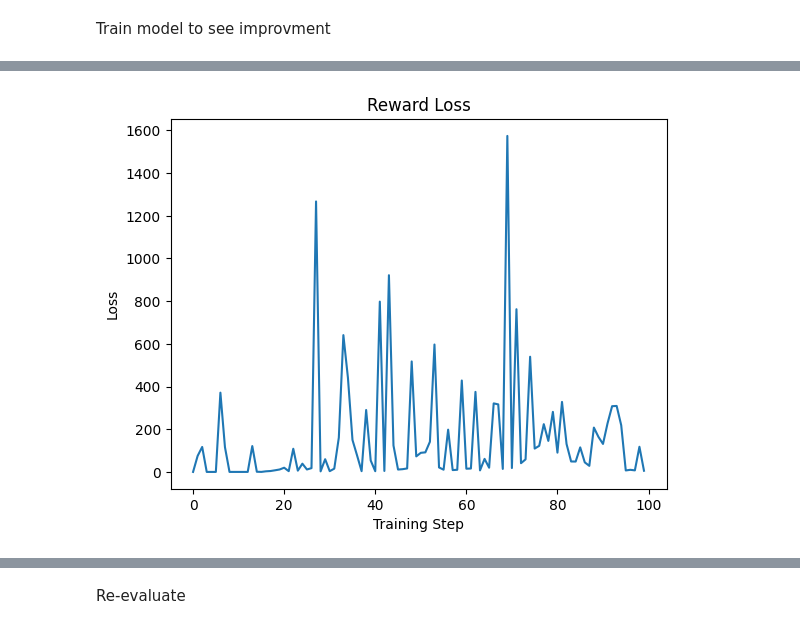
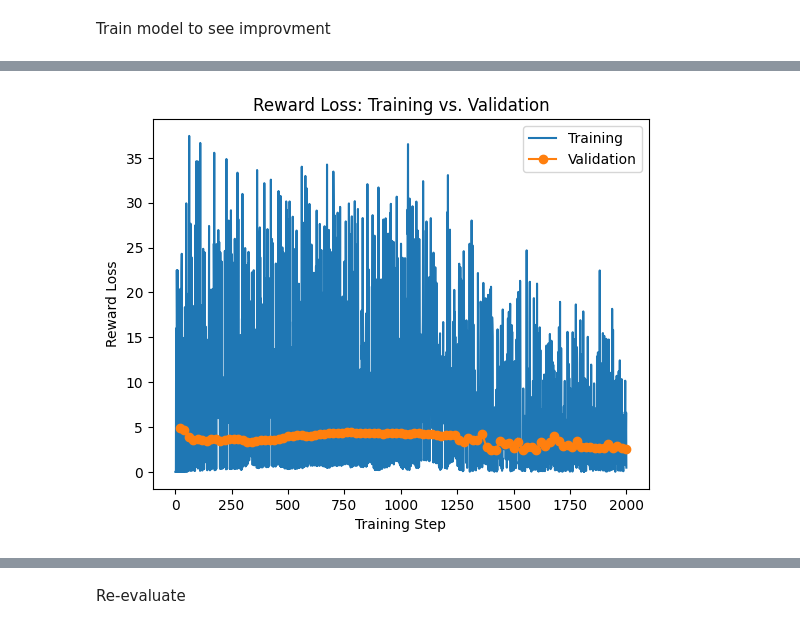
Before and after one commit to Adam-Haile/learning-skynet, a Jupyter notebook: MuZero/Training.ipynb, the cells around one changed output, grey strips where cells are left out. Saved outputs shown, nothing was run; the diff lists cells and outputs as text; code cells hidden in the pictures.

```diff
--- a/MuZero/Training.ipynb
+++ b/MuZero/Training.ipynb
@@ -24,9 +65,13 @@ Average score: 25.6885
 # %% [markdown]
 Train model to see improvment
 # %%
-trained_model, policy_history, value_history, reward_history = train_muzero(
+trained_model, policy_history, value_history, reward_history, validation_history = train_muzero(
     num_iterations=100,
-    games_per_iteration=100,
-    training_steps=20
+    games_per_iteration=20,
+    training_steps=20,
+    num_validation_games=10
 )
+
+evaluation_model = trained_model
+evaluation_model.eval()
 # %% [output]
@@ -50,22 +123,59 @@ Average training loss: 106.27160422801971
 # %%
-# Plot policy loss
-plt.plot(policy_history)
-plt.title("Policy Loss")
+# Validation is measured once per iteration
+validation_steps = [
+    result["step"]
+    for result in validation_history
+]
+
+# Graph policy, value, and reward losses
+for name, training_history in [
+    ("policy", policy_history),
+    ("value", value_history),
+    ("reward", reward_history)
+]:
+
+    validation_values = [
+        result[name]
+        for result in validation_history
+    ]
+
+    plt.figure()
+
+    # Training loss measured after every training step
+    plt.plot(
+        range(1, len(training_history) + 1),
+        training_history,
+        label="Training"
+    )
+
+    # Validation loss measured after every iteration
+    plt.plot(
+        validation_steps,
+        validation_values,
+        label="Validation",
+        marker="o"
+    )
+
+    plt.xlabel("Training Step")
+    plt.ylabel(name.capitalize() + " Loss")
+    plt.title(name.capitalize() + " Loss: Training vs. Validation")
+
+    plt.legend()
+    plt.show()
+
+
+# Graph total validation loss
+plt.figure()
+
+plt.plot(
+    validation_steps,
+    [result["total"] for result in validation_history],
+    marker="o"
+)
+
+plt.title("Total Validation Loss")
 plt.xlabel("Training Step")
 plt.ylabel("Loss")
+
 plt.show()
-
-# Plot value loss
-plt.plot(value_history)
-plt.title("Value Loss")
-plt.xlabel("Training Step")
-plt.ylabel("Loss")
-plt.show()
-
-# Plot reward loss
-plt.plot(reward_history)
-plt.title("Reward Loss")
-plt.xlabel("Training Step")
-plt.ylabel("Loss")
-plt.show()
 # %% [output]
@@ -74 +184 @@ plt.show()
-[figure, old version]
+[figure, new version]
```
Also changed, not shown: parts of 33 cells of this notebook, 7 other files.
